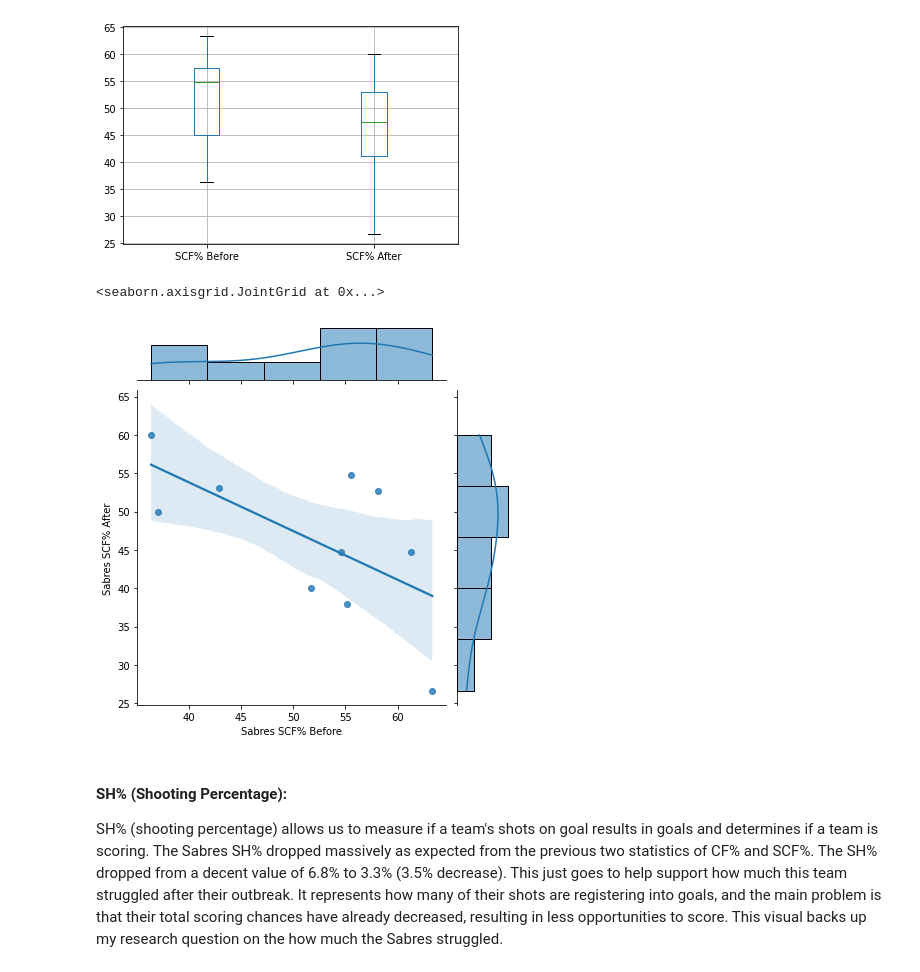
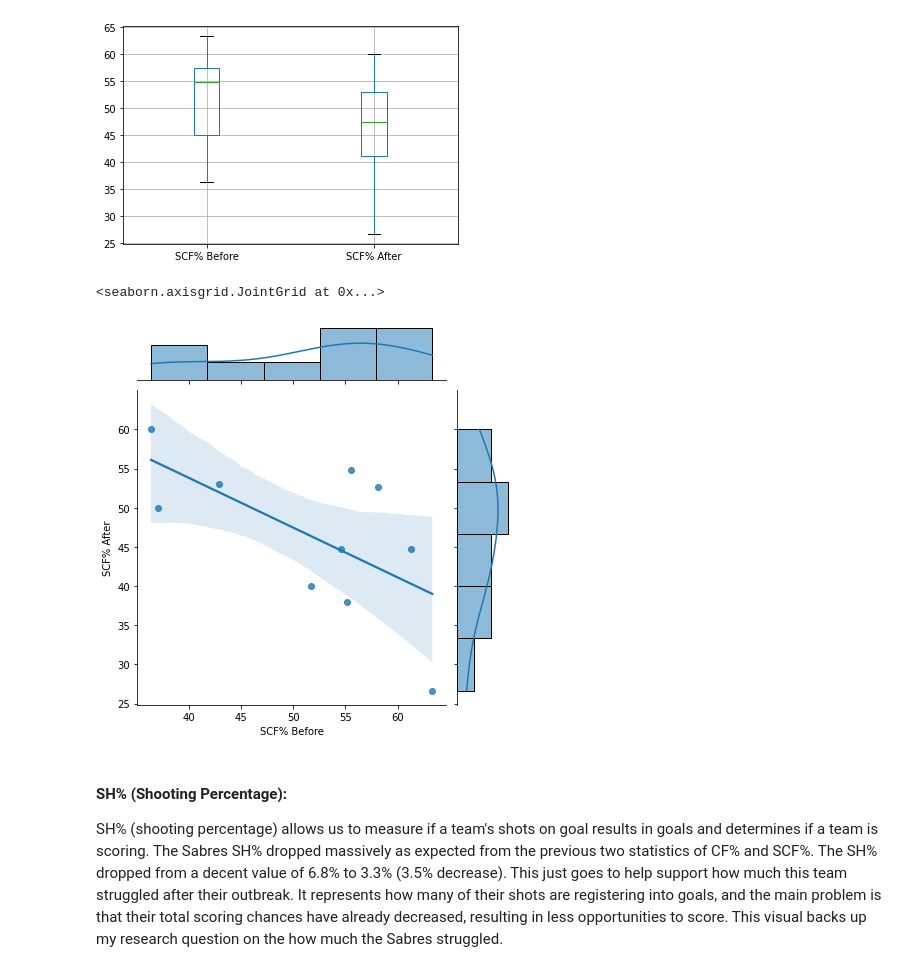
Before and after one commit to data301-2021-winter1/project-group23-project, a Jupyter notebook: notebooks/analysis1.ipynb, the cells around one changed output. Saved outputs shown, nothing was run; the diff lists cells and outputs as text; code cells hidden in the pictures.

```diff
--- a/notebooks/analysis1.ipynb
+++ b/notebooks/analysis1.ipynb
@@ -440,10 +338,10 @@ SabresBandA.boxplot(['SCF% Before','SCF% After'])
 <AxesSubplot:>
 [figure]
 # %%
-sns.jointplot(data=FinalCovidDataFrame, x="Sabres SCF% Before", y="Sabres SCF% After", kind="reg")
+sns.jointplot(data=SabresBandA, x="SCF% Before", y="SCF% After", kind="reg")
 # %% [output]
 <seaborn.axisgrid.JointGrid at 0x...>
-[figure, old version]
+[figure, new version]
 # %% [markdown]
 #### SH% (Shooting Percentage):
 SH% (shooting percentage) allows us to measure if a team's shots on goal results in goals and determines if a team is scoring. The Sabres SH% dropped massively as expected from the previous two statistics of CF% and SCF%. The SH% dropped from a decent value of 6.8% to 3.3% (3.5% decrease). This just goes to help support how much this team struggled after their outbreak. It represents how many of their shots are registering into goals, and the main problem is that their total scoring chances have already decreased, resulting in less opportunities to score. This visual backs up my research question on the how much the Sabres struggled.
```
Also changed, not shown: parts of 33 cells of this notebook.
